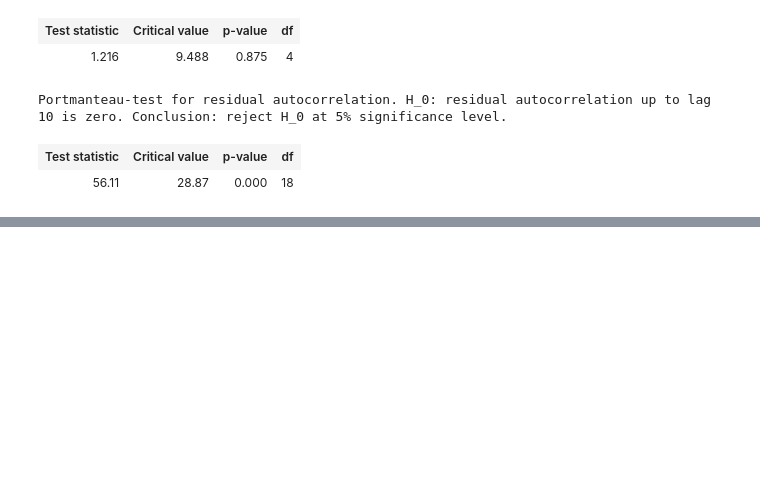
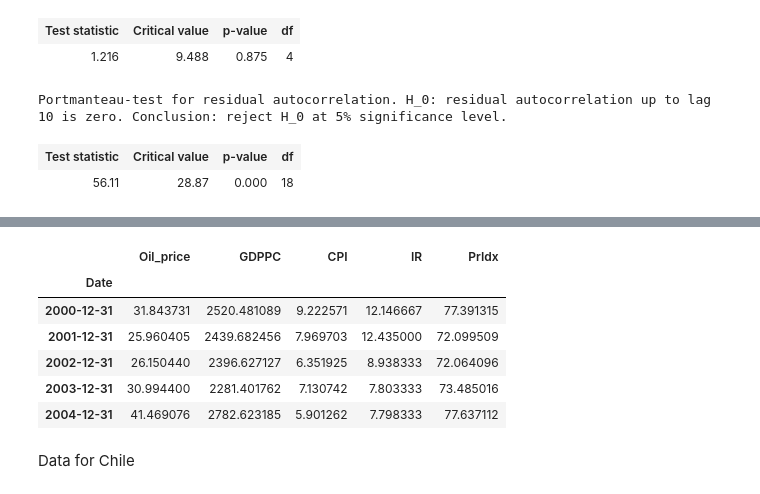
Before and after one commit to Yonas-Berhe/WQU_MSFE_Capestone_project, a Jupyter notebook: MSFE_Capestone_project_code.ipynb, the cells around one changed output, grey strips where cells are left out. Drawn from its saved outputs; the diff is of its cells as text; code cells hidden in the pictures; blank space fills up the shorter version.

```diff
--- a/MSFE_Capestone_project_code.ipynb
+++ b/MSFE_Capestone_project_code.ipynb
@@ -1191,0 +1339,13 @@ Portmanteau-test for residual autocorrelation. H_0: residual autocorrelation up
+# %%
+# CPI
+
+# COLCPALTT01GPM
+#FPCPITOTLZGCOL
+
+start = datetime.datetime (2000, 1, 1)
+end = datetime.datetime (2021, 1, 1)
+
+CPI = pdr.DataReader('FPCPITOTLZGCOL', 'fred', start, end)
+#CPI = CPI[['COLCPALTT01GPM']].resample('Y').mean()
+CPI.index = pd.date_range("2000-01-01", periods=21, freq="Y")
+CPI.head()
@@ -1191,0 +1363,11 @@ Portmanteau-test for residual autocorrelation. H_0: residual autocorrelation up
+# %%
+# Interest rate
+#COLIR3TCD01STM
+
+start = datetime.datetime (2000, 1, 1)
+end = datetime.datetime (2020, 1, 31)
+
+IR = pdr.DataReader('COLIR3TCD01STM', 'fred', start, end)
+IR = IR[['COLIR3TCD01STM']].resample('Y').mean()
+IR.index = pd.date_range("2000-01-01", periods=21, freq="Y")
+IR.head()
@@ -1191,0 +1385,10 @@ Portmanteau-test for residual autocorrelation. H_0: residual autocorrelation up
+# %%
+# Production index
+
+start = datetime.datetime (2000, 1, 1)
+end = datetime.datetime (2020, 1, 31)
+
+PrIdx = pdr.DataReader('COLPRMNTO01IXOBSAM', 'fred', start, end)
+PrIdx = PrIdx[['COLPRMNTO01IXOBSAM']].resample('Y').mean()
+PrIdx.index = pd.date_range("2000-01-01", periods=21, freq="Y")
+PrIdx.head()
@@ -1191,0 +1404,17 @@ Portmanteau-test for residual autocorrelation. H_0: residual autocorrelation up
+# %%
+# combining datasets
+
+
+Colombia_df2 = pd.concat([oil_prices, Gdppc_df , CPI, IR, PrIdx], axis=1)
+Colombia_df2.dropna()
+Colombia_df2.index.name='Date'
+Colombia_df2.set_axis(['Oil_price', 'GDPPC', 'CPI', 'IR', 'PrIdx'], axis=1, inplace=True)
+Colombia_df2.head()
+# %% [output]
+|  | Oil_price | GDPPC | CPI | IR | PrIdx |
+| Date |  |  |  |  |  |
+| 2000-12-31 | 31.843731 | 2520.481089 | 9.222571 | 12.146667 | 77.391315 |
+| 2001-12-31 | 25.960405 | 2439.682456 | 7.969703 | 12.435000 | 72.099509 |
+| 2002-12-31 | 26.150440 | 2396.627127 | 6.351925 | 8.938333 | 72.064096 |
+| 2003-12-31 | 30.994400 | 2281.401762 | 7.130742 | 7.803333 | 73.485016 |
+| 2004-12-31 | 41.469076 | 2782.623185 | 5.901262 | 7.798333 | 77.637112 |
@@ -1191,0 +1425,2 @@ Portmanteau-test for residual autocorrelation. H_0: residual autocorrelation up
+# %% [markdown]
+Data for Chile
```
Also changed, not shown: parts of 35 cells of this notebook.
